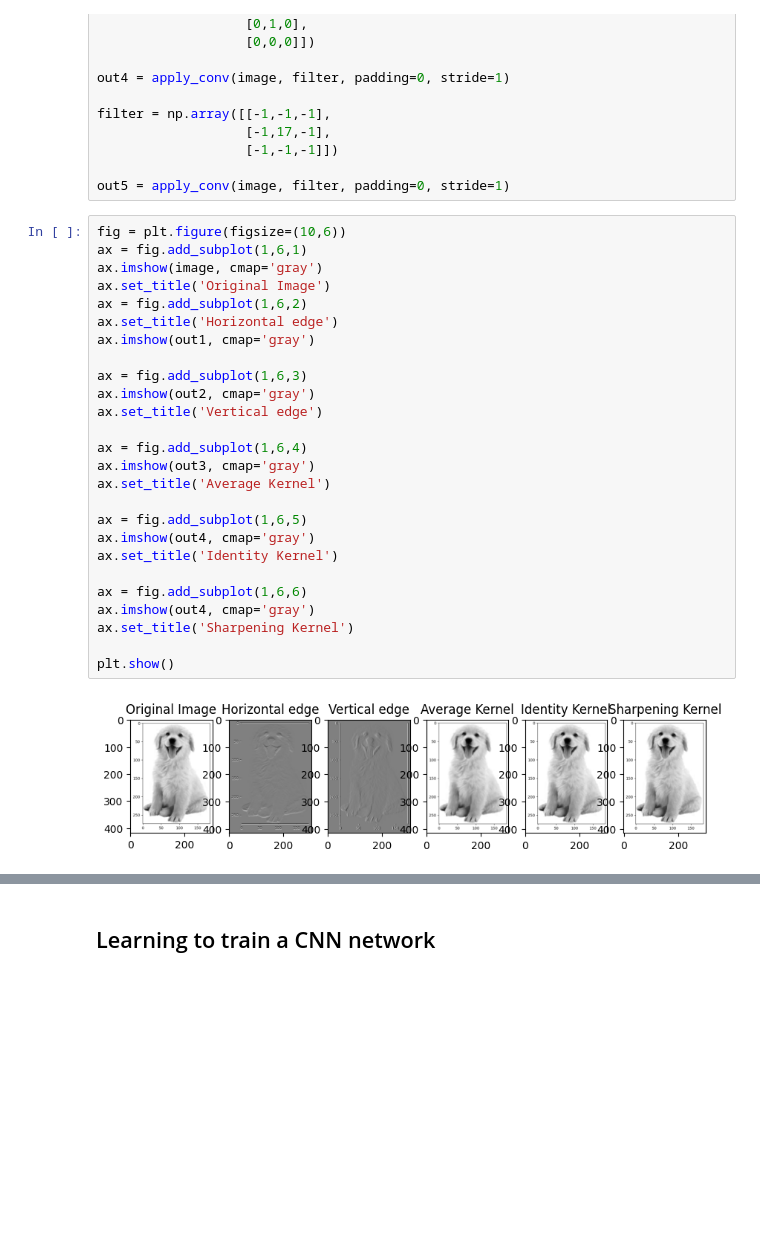
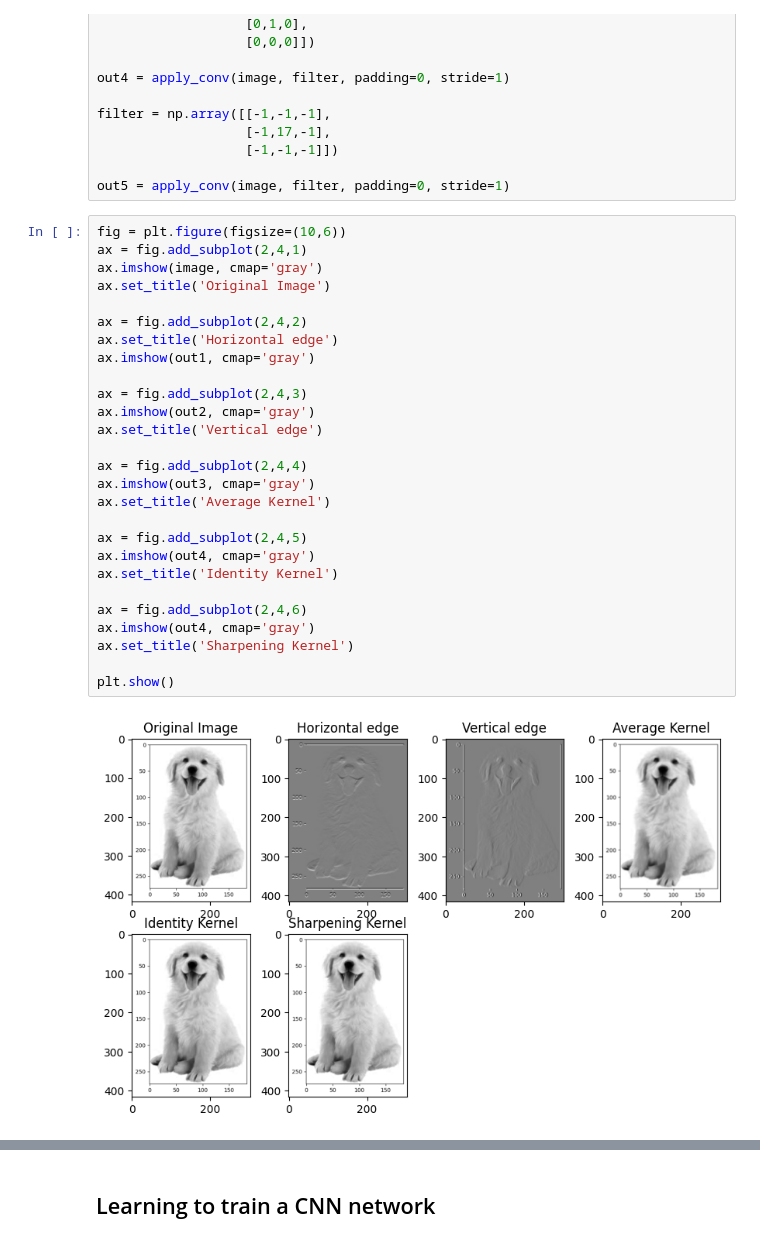
Before and after one commit to iiithat/AIMLtraining_AT, a Jupyter notebook: Day_1_CNN.ipynb, the cells around one changed output, grey strips where cells are left out. Drawn from its saved outputs; the diff is of its cells as text; blank space fills up the shorter version.

```diff
--- a/Day_1_CNN.ipynb
+++ b/Day_1_CNN.ipynb
@@ -140,32 +140,33 @@ filter = np.array([[-1,-1,-1],
 out5 = apply_conv(image, filter, padding=0, stride=1)
 # %%
 fig = plt.figure(figsize=(10,6))
-ax = fig.add_subplot(1,6,1)
+ax = fig.add_subplot(2,4,1)
 ax.imshow(image, cmap='gray')
 ax.set_title('Original Image')
-ax = fig.add_subplot(1,6,2)
+
+ax = fig.add_subplot(2,4,2)
 ax.set_title('Horizontal edge')
 ax.imshow(out1, cmap='gray')
 
-ax = fig.add_subplot(1,6,3)
+ax = fig.add_subplot(2,4,3)
 ax.imshow(out2, cmap='gray')
 ax.set_title('Vertical edge')
 
-ax = fig.add_subplot(1,6,4)
+ax = fig.add_subplot(2,4,4)
 ax.imshow(out3, cmap='gray')
 ax.set_title('Average Kernel')
 
-ax = fig.add_subplot(1,6,5)
+ax = fig.add_subplot(2,4,5)
 ax.imshow(out4, cmap='gray')
 ax.set_title('Identity Kernel')
 
-ax = fig.add_subplot(1,6,6)
+ax = fig.add_subplot(2,4,6)
 ax.imshow(out4, cmap='gray')
 ax.set_title('Sharpening Kernel')
 
 plt.show()
 # %% [output]
-[figure, old version]
+[figure, new version]
 # %% [markdown]
 ## Pooling Layers
 
```
